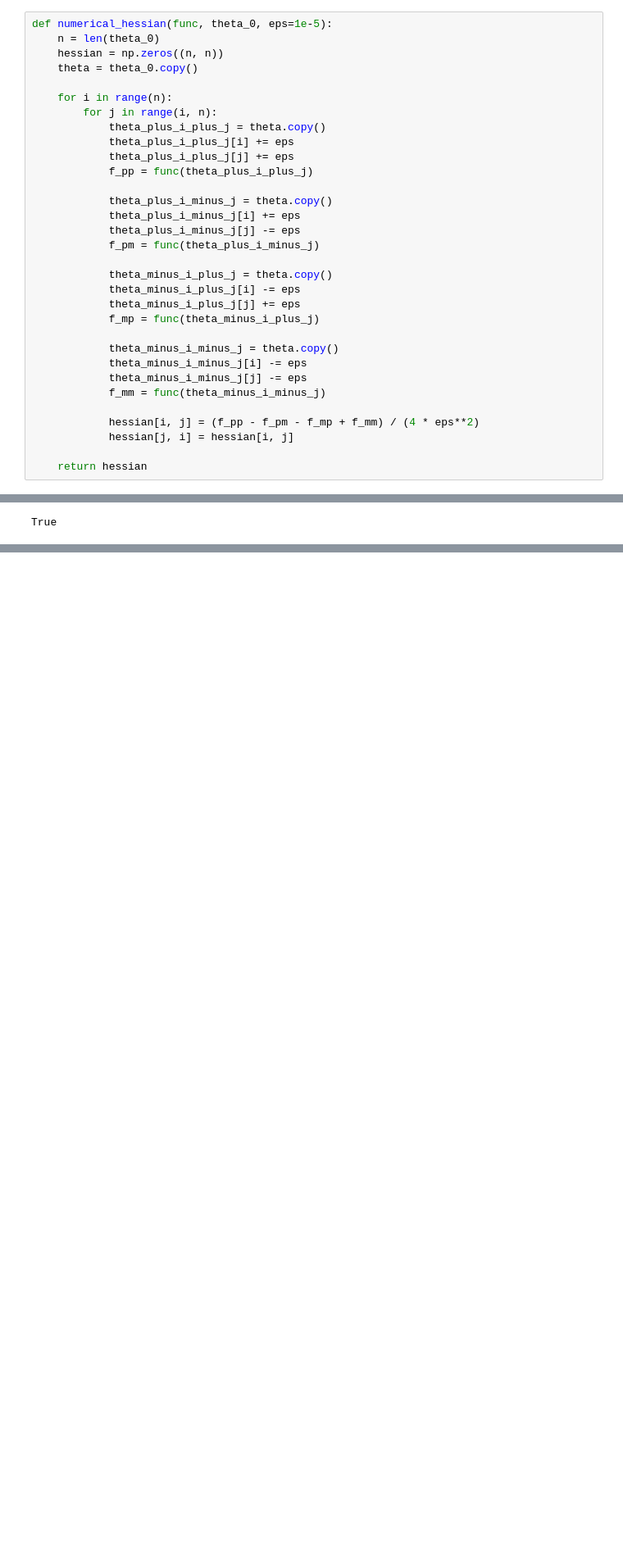
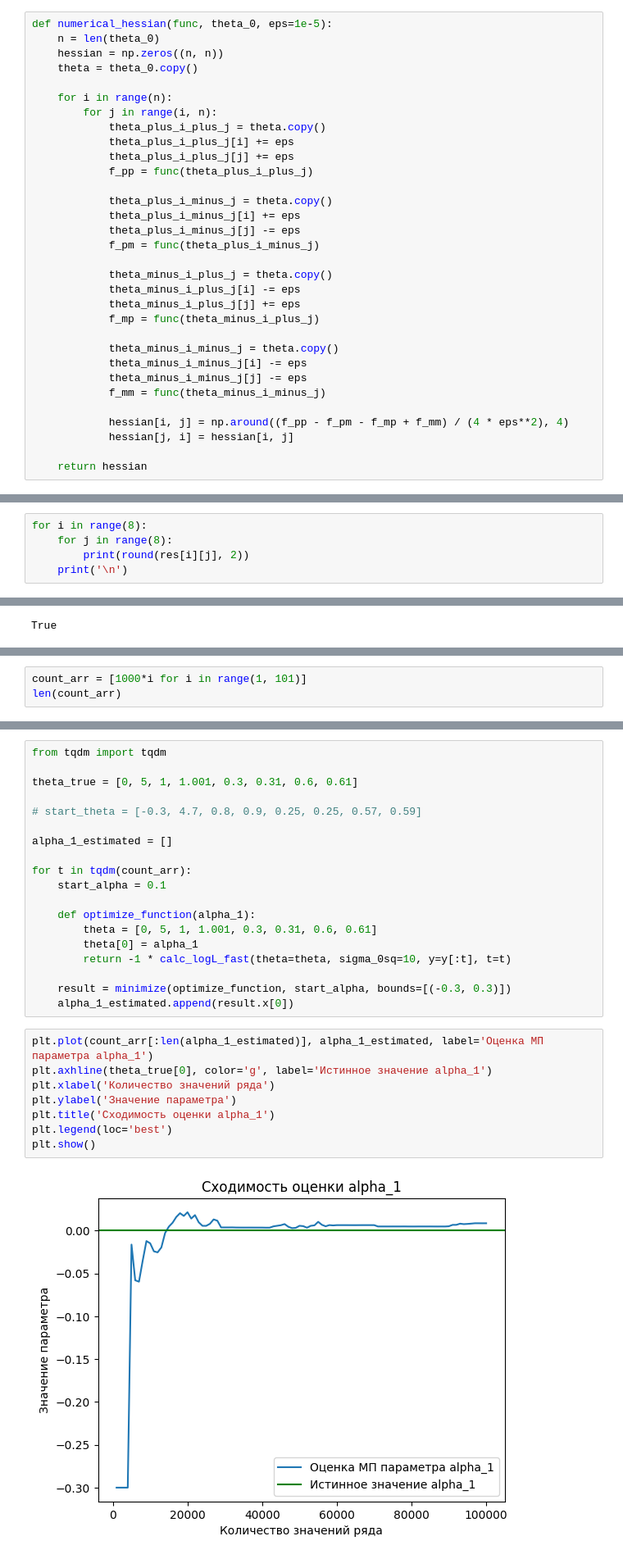
Before and after one commit to ddobryy/my, a Jupyter notebook: thesis_3rd_course/simulations.ipynb, the cells around one changed output, grey strips where cells are left out. Shown at 82% size. Saved outputs shown, nothing was run; the diff lists cells and outputs as text; blank space fills up the shorter version.

```diff
--- a/thesis_3rd_course/simulations.ipynb
+++ b/thesis_3rd_course/simulations.ipynb
@@ -155,7 +166,7 @@ def numerical_hessian(func, theta_0, eps=1e-5):
             theta_minus_i_minus_j[j] -= eps
             f_mm = func(theta_minus_i_minus_j)
 
-            hessian[i, j] = (f_pp - f_pm - f_mp + f_mm) / (4 * eps**2)
+            hessian[i, j] = np.around((f_pp - f_pm - f_mp + f_mm) / (4 * eps**2), 4)
             hessian[j, i] = hessian[i, j]
 
     return hessian
@@ -184,0 +196,5 @@ print(res)
+# %%
+for i in range(8):
+    for j in range(8):
+        print(round(res[i][j], 2))
+    print('\n')
@@ -192,0 +292,3 @@ True
+# %%
+count_arr = [1000*i for i in range(1, 101)]
+len(count_arr)
@@ -192,0 +301,29 @@ True
+# %%
+from tqdm import tqdm
+
+theta_true = [0, 5, 1, 1.001, 0.3, 0.31, 0.6, 0.61]
+
+# start_theta = [-0.3, 4.7, 0.8, 0.9, 0.25, 0.25, 0.57, 0.59]
+
+alpha_1_estimated = []
+
+for t in tqdm(count_arr):
+    start_alpha = 0.1
+
+    def optimize_function(alpha_1):
+        theta = [0, 5, 1, 1.001, 0.3, 0.31, 0.6, 0.61]
+        theta[0] = alpha_1
+        return -1 * calc_logL_fast(theta=theta, sigma_0sq=10, y=y[:t], t=t)
+
+    result = minimize(optimize_function, start_alpha, bounds=[(-0.3, 0.3)])
+    alpha_1_estimated.append(result.x[0])
+# %%
+plt.plot(count_arr[:len(alpha_1_estimated)], alpha_1_estimated, label='Оценка МП параметра alpha_1')
+plt.axhline(theta_true[0], color='g', label='Истинное значение alpha_1')
+plt.xlabel('Количество значений ряда')
+plt.ylabel('Значение параметра')
+plt.title('Сходимость оценки alpha_1')
+plt.legend(loc='best')
+plt.show()
+# %% [output]
+[figure, added]
```
Also changed, not shown: parts of 24 cells of this notebook, 1 other file.
